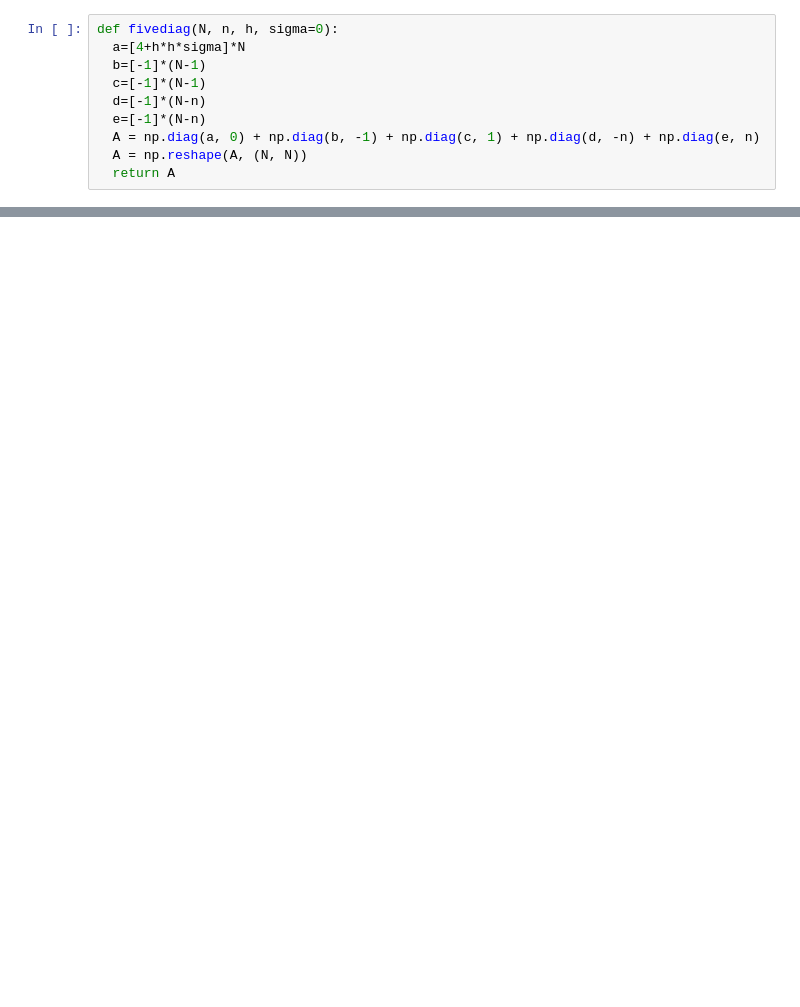
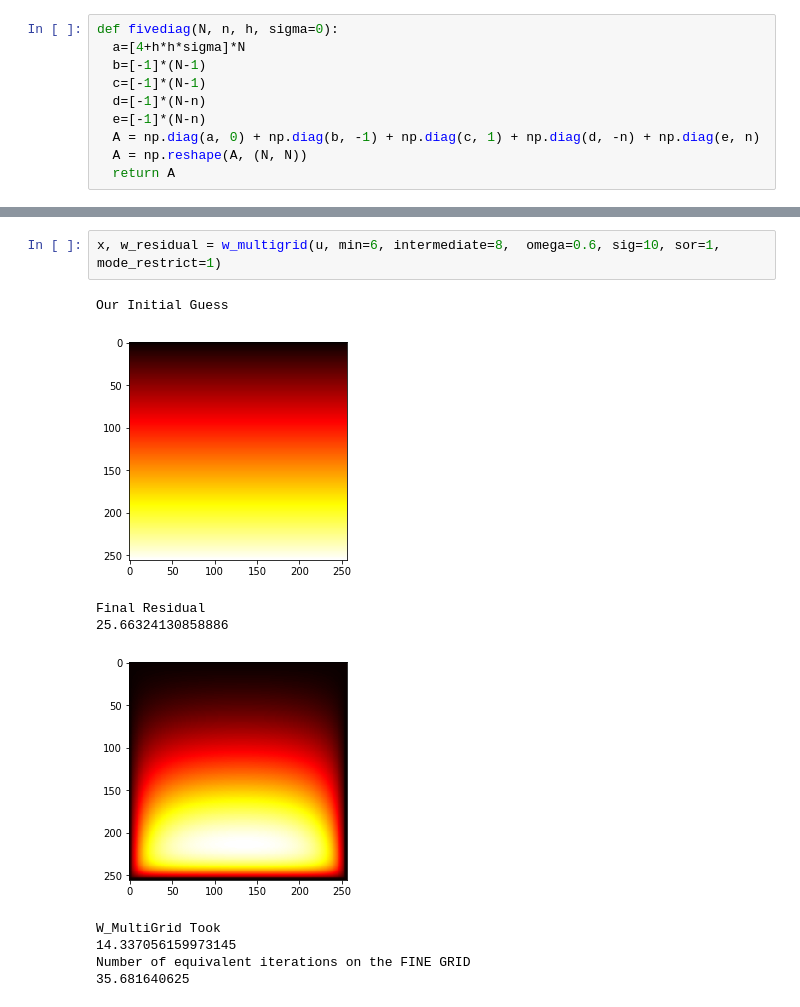
Before and after one commit to fadibechara/MultiGrid, a Jupyter notebook: MultiGrid_Isotropic.ipynb, the cells around one changed output, grey strips where cells are left out. Cells and saved outputs as stored; diff of their text form; blank space fills up the shorter version.

```diff
--- a/MultiGrid_Isotropic.ipynb
+++ b/MultiGrid_Isotropic.ipynb
@@ -597,0 +461,12 @@ u.size
+# %%
+x, w_residual = w_multigrid(u, min=6, intermediate=8,  omega=0.6, sig=10, sor=1, mode_restrict=1)
+# %% [output]
+Our Initial Guess
+[figure, added]
+Final Residual
+25.66324130858886
+[figure, added]
+W_MultiGrid Took
+14.337056159973145
+Number of equivalent iterations on the FINE GRID
+35.681640625
```
Also changed, not shown: parts of 60 cells of this notebook.
